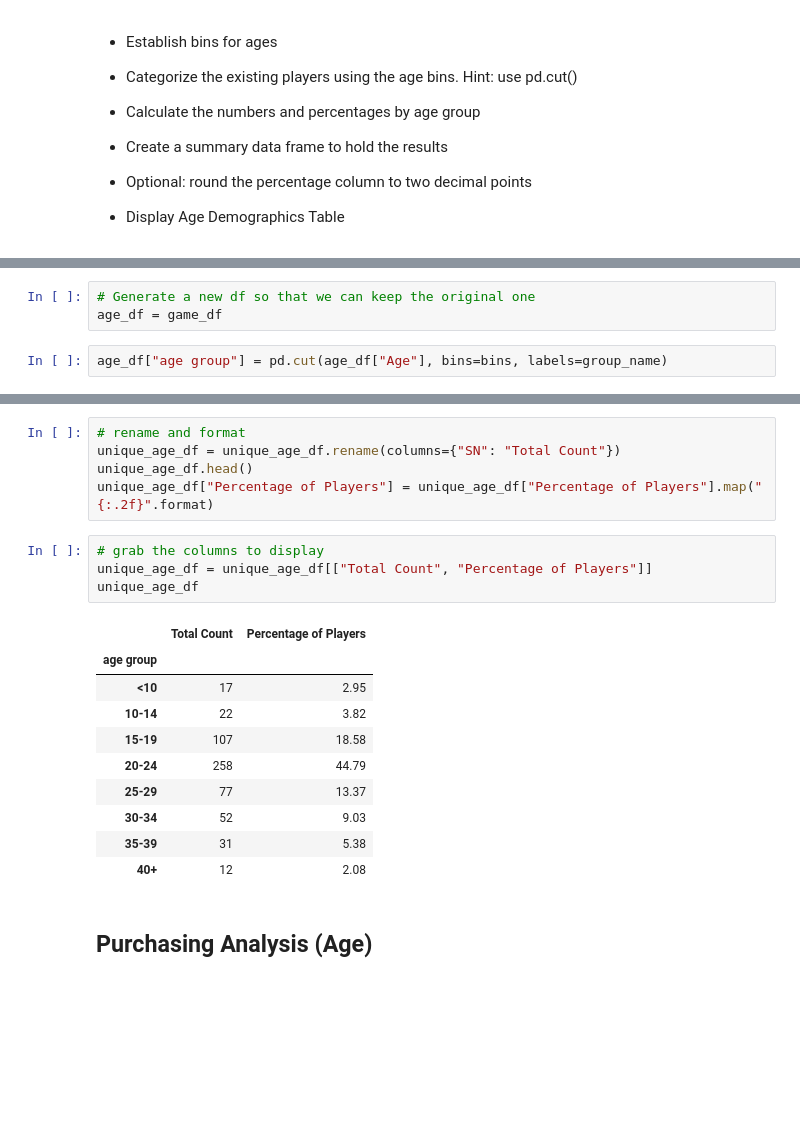
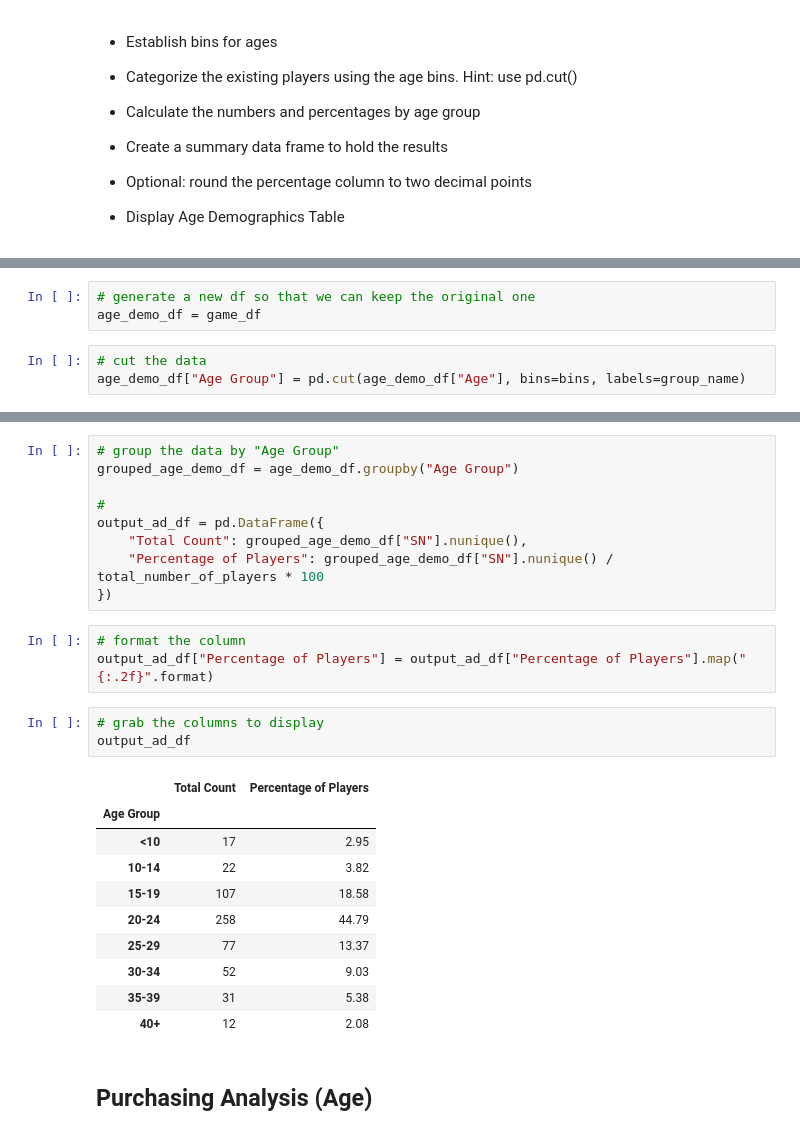
Before and after one commit to bestsmashever/UT-Data, a Jupyter notebook: HW4 - Pandas/HW 4 - Pandas.ipynb, the cells around one changed output, grey strips where cells are left out. Cells and saved outputs as stored; diff of their text form; blank space fills up the shorter version.

```diff
--- a/HW4 - Pandas/Pandas Assignment.ipynb
+++ b/HW4 - Pandas/HW 4 - Pandas.ipynb
@@ -149,7 +143,8 @@ summary_game_df
 bins = [0, 9, 14, 19, 24, 29, 34, 39, 10000000]
 group_name = ["<10", "10-14", "15-19", "20-24", "25-29", "30-34", "35-39", "40+"]
 # %%
-# Generate a new df so that we can keep the original one
-age_df = game_df
+# generate a new df so that we can keep the original one
+age_demo_df = game_df
 # %%
-age_df["age group"] = pd.cut(age_df["Age"], bins=bins, labels=group_name)
+# cut the data
+age_demo_df["Age Group"] = pd.cut(age_demo_df["Age"], bins=bins, labels=group_name)
@@ -161,15 +160,21 @@ unique_age_df["Percentage of Players"] = unique_age_df["SN"] / total_number_of_p
+# %%
+# group the data by "Age Group"
+grouped_age_demo_df = age_demo_df.groupby("Age Group")
+
+#
+output_ad_df = pd.DataFrame({
+    "Total Count": grouped_age_demo_df["SN"].nunique(),
+    "Percentage of Players": grouped_age_demo_df["SN"].nunique() / total_number_of_players * 100
+})
 # %%
-# rename and format
-unique_age_df = unique_age_df.rename(columns={"SN": "Total Count"})
-unique_age_df.head()
-unique_age_df["Percentage of Players"] = unique_age_df["Percentage of Players"].map("{:.2f}".format)
+# format the column
+output_ad_df["Percentage of Players"] = output_ad_df["Percentage of Players"].map("{:.2f}".format)
 # %%
 # grab the columns to display
-unique_age_df = unique_age_df[["Total Count", "Percentage of Players"]]
-unique_age_df
+output_ad_df
 # %% [output]
 |  | Total Count | Percentage of Players |
-| age group |  |  |
+| Age Group |  |  |
 | <10 | 17 | 2.95 |
 | 10-14 | 22 | 3.82 |
 | 15-19 | 107 | 18.58 |
```
Also changed, not shown: parts of 22 cells of this notebook.
